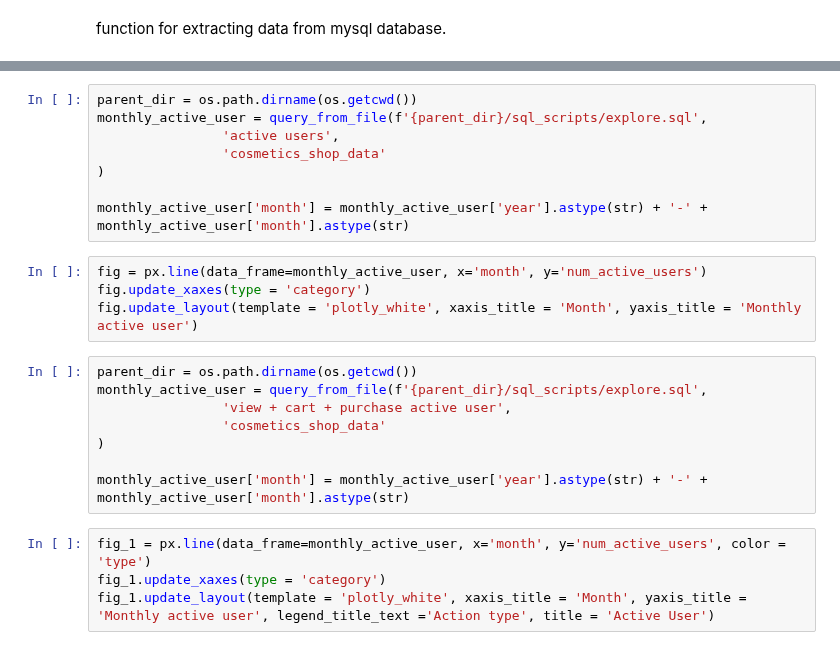
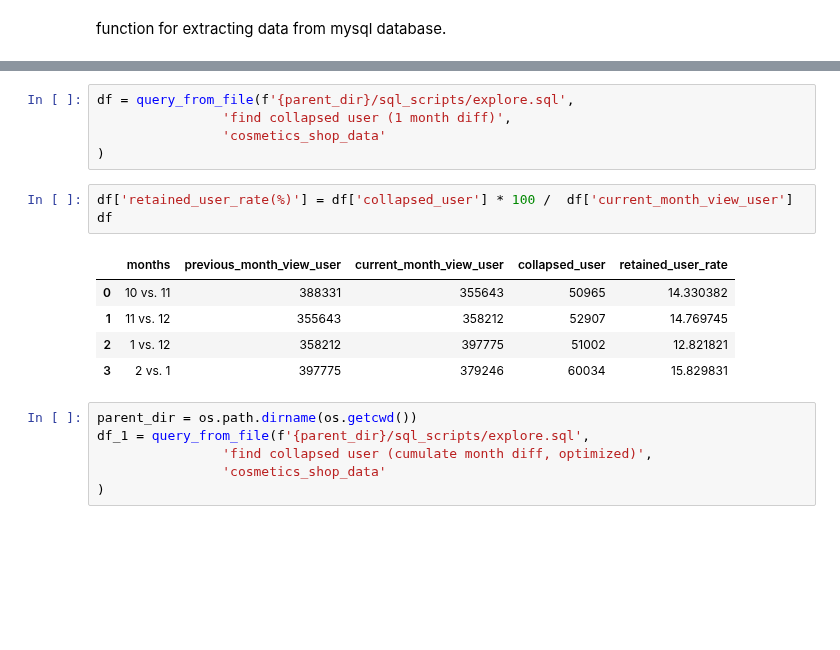
Before and after one commit to yuu1zhou/Online-cosmetics-shop-user-behavior-analysis, a Jupyter notebook: python_scripts/sql_query_in_py.ipynb, the cells around one changed output, grey strips where cells are left out. Drawn from its saved outputs; the diff is of its cells as text; blank space fills up the shorter version.

```diff
--- a/python_scripts/sql_query_in_py.ipynb
+++ b/python_scripts/sql_query_in_py.ipynb
@@ -77,24 +184,20 @@ fig.update_layout(template = 'plotly_white', xaxis_title = 'Month', yaxis_title
+# %%
+df = query_from_file(f'{parent_dir}/sql_scripts/explore.sql',
+                'find collapsed user (1 month diff)',
+                'cosmetics_shop_data'
+)
+# %%
+df['retained_user_rate(%)'] = df['collapsed_user'] * 100 /  df['current_month_view_user']
+df
+# %% [output]
+|  | months | previous_month_view_user | current_month_view_user | collapsed_user | retained_user_rate |
+| 0 | 10 vs. 11 | 388331 | 355643 | 50965 | 14.330382 |
+| 1 | 11 vs. 12 | 355643 | 358212 | 52907 | 14.769745 |
+| 2 | 1 vs. 12 | 358212 | 397775 | 51002 | 12.821821 |
+| 3 | 2 vs. 1 | 397775 | 379246 | 60034 | 15.829831 |
 # %%
 parent_dir = os.path.dirname(os.getcwd())
-monthly_active_user = query_from_file(f'{parent_dir}/sql_scripts/explore.sql',
-                'active users',
+df_1 = query_from_file(f'{parent_dir}/sql_scripts/explore.sql',
+                'find collapsed user (cumulate month diff, optimized)',
                 'cosmetics_shop_data'
 )
-
-monthly_active_user['month'] = monthly_active_user['year'].astype(str) + '-' + monthly_active_user['month'].astype(str)
-# %%
-fig = px.line(data_frame=monthly_active_user, x='month', y='num_active_users')
-fig.update_xaxes(type = 'category')
-fig.update_layout(template = 'plotly_white', xaxis_title = 'Month', yaxis_title = 'Monthly active user')
-# %%
-parent_dir = os.path.dirname(os.getcwd())
-monthly_active_user = query_from_file(f'{parent_dir}/sql_scripts/explore.sql',
-                'view + cart + purchase active user',
-                'cosmetics_shop_data'
-)
-
-monthly_active_user['month'] = monthly_active_user['year'].astype(str) + '-' + monthly_active_user['month'].astype(str)
-# %%
-fig_1 = px.line(data_frame=monthly_active_user, x='month', y='num_active_users', color = 'type')
-fig_1.update_xaxes(type = 'category')
-fig_1.update_layout(template = 'plotly_white', xaxis_title = 'Month', yaxis_title = 'Monthly active user', legend_title_text ='Action type', title = 'Active User')
```
Also changed, not shown: parts of 16 cells of this notebook, 1 other file.
